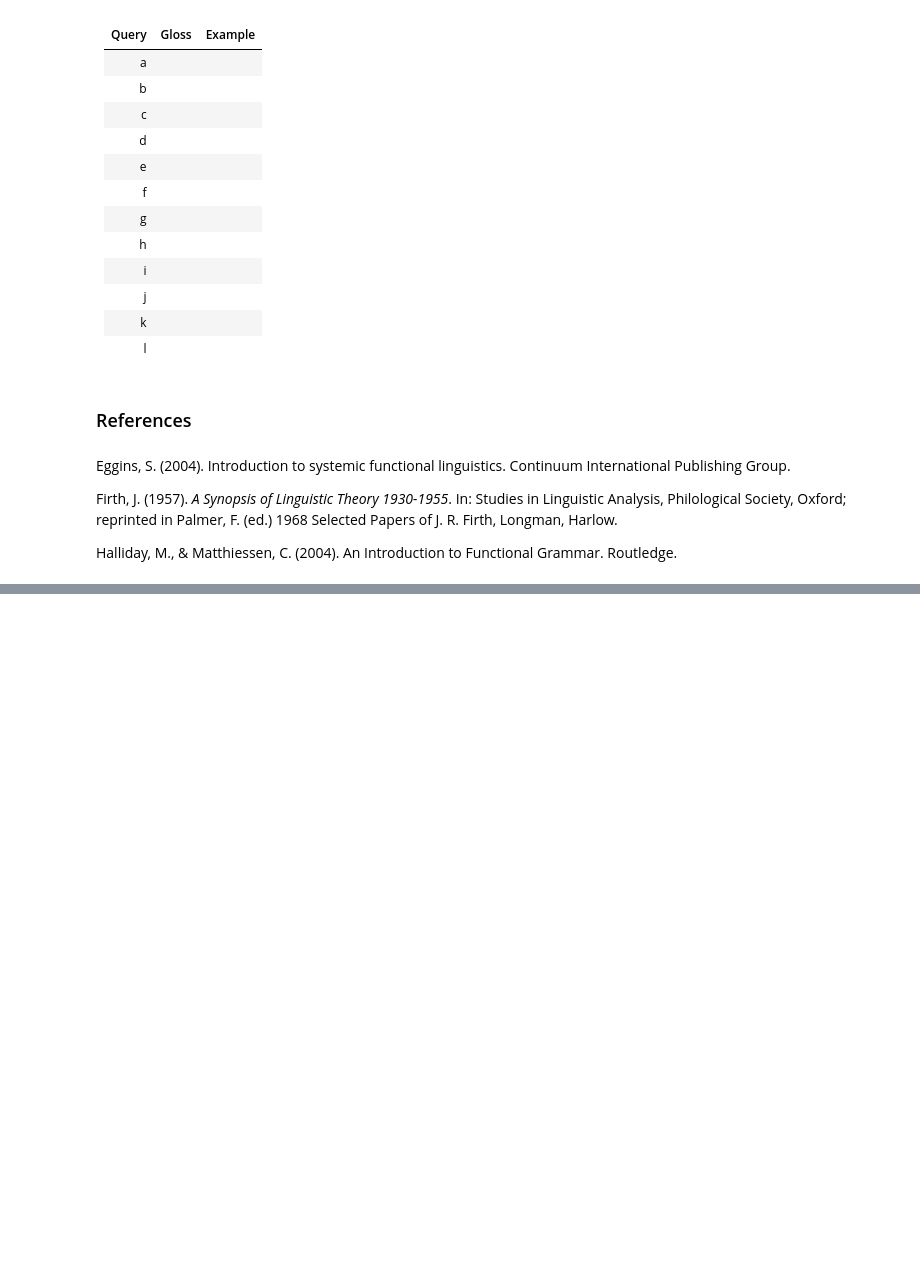
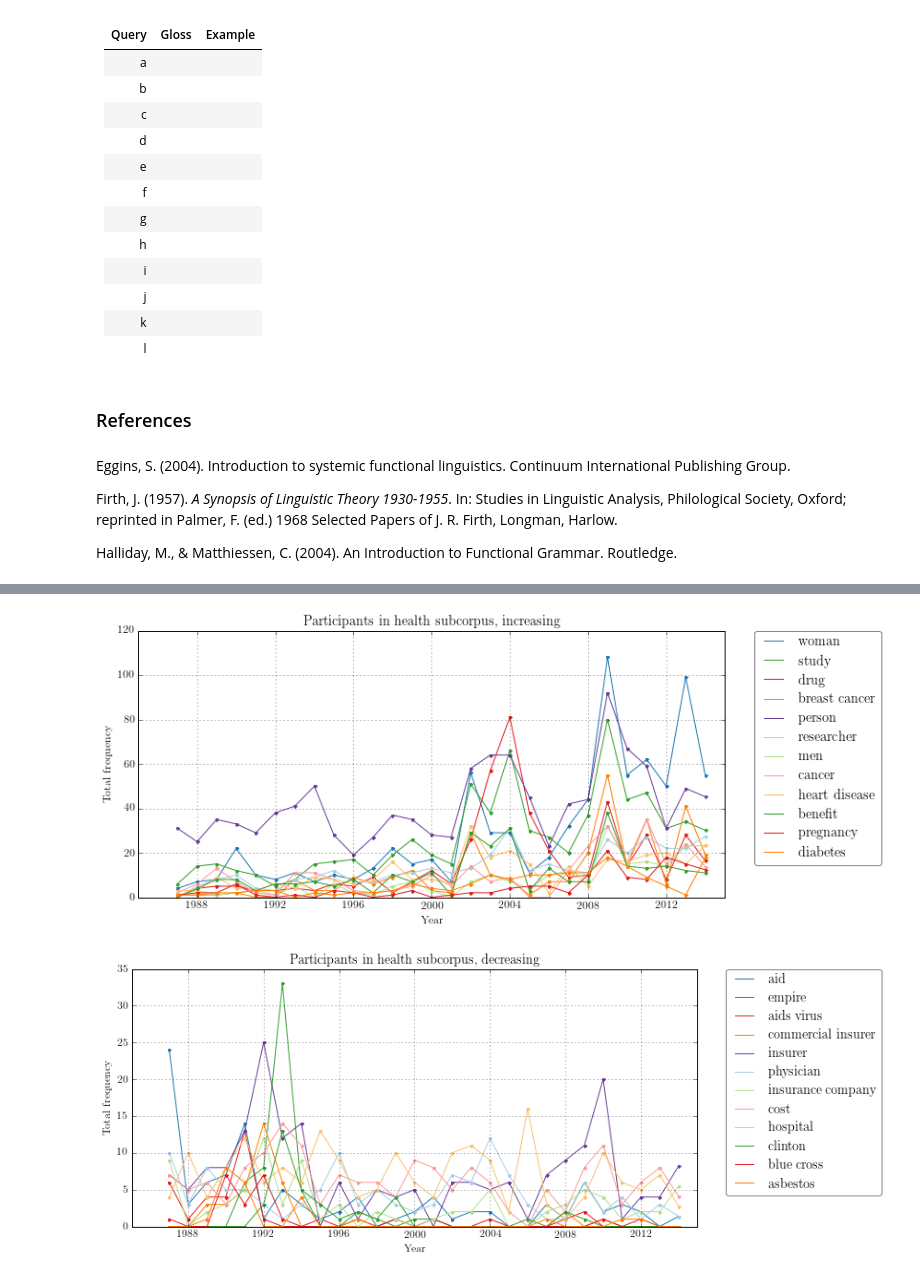
Before and after one commit to interrogator/risk, a Jupyter notebook: risk.ipynb, the cells around one changed output, grey strips where cells are left out. Saved outputs shown, nothing was run; the diff lists cells and outputs as text; code cells hidden in the pictures; blank space fills up the shorter version.

```diff
--- a/risk.ipynb
+++ b/risk.ipynb
@@ -1365,0 +1432,11 @@ Halliday, M., & Matthiessen, C. (2004). An Introduction to Functional Grammar. R
+# %%
+allwords_query = r'/[A-Za-z0-9]/ !< __'
+# allwords = interrogator(annual_trees, 'c', allwords_query)
+from corpkit import plotter, interrogator, merger, surgeon
+%matplotlib inline
+#no_risk_tokens = surgeon(propernouns.results, r'(?i)\brisk', remove = True)
+plotter('Participants in health subcorpus, increasing', no_risk_tokens.results, sort_by = 'increase', num_to_plot = 12)
+plotter('Participants in health subcorpus, decreasing', no_risk_tokens.results, sort_by = 'decrease', num_to_plot = 12)
+# %% [output]
+[figure, added]
+[figure, added]
```
Also changed, not shown: parts of 50 cells of this notebook, 9 other files.
